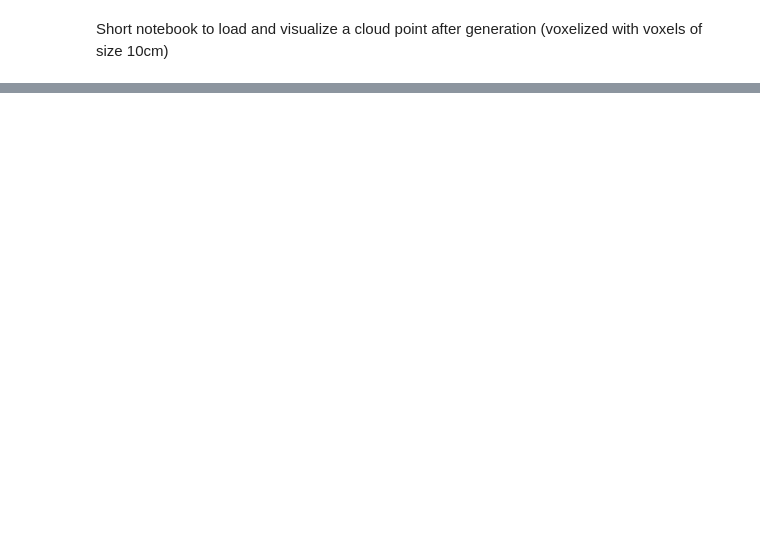
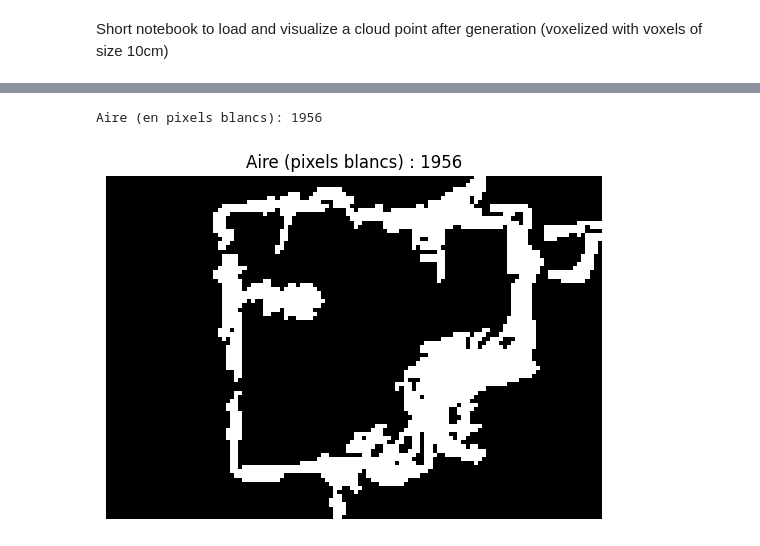
Before and after one commit to mbathe/projet_fil_rouge, a Jupyter notebook: notebooks/visualisation.ipynb, the cells around one changed output, grey strips where cells are left out. Saved outputs shown, nothing was run; the diff lists cells and outputs as text; code cells hidden in the pictures; blank space fills up the shorter version.

```diff
--- a/notebooks/visualisation.ipynb
+++ b/notebooks/visualisation.ipynb
@@ -13,0 +58,34 @@ point_cloud_visu(pts_vox, cols_vox)
+# %%
+# Remplace 'image_cartographie.png' par le chemin de ton image
+_, binary = cv2.threshold(filtered_image, 127, 255, cv2.THRESH_BINARY)
+
+# === 2. Remplissage des trous internes ===
+# Inverser l’image
+inv = cv2.bitwise_not(binary)
+
+# Préparer le masque pour floodFill
+h, w = inv.shape
+mask = np.zeros((h + 2, w + 2), np.uint8)
+
+# Appliquer floodFill depuis le bord
+flood_filled = inv.copy()
+cv2.floodFill(flood_filled, mask, seedPoint=(0, 0), newVal=255)
+
+# Inverser pour retrouver les zones intérieures
+flood_filled_inv = cv2.bitwise_not(flood_filled)
+
+# Combiner avec l'image binaire originale
+filled_image = cv2.bitwise_or(binary, flood_filled_inv)
+
+# === 3. Calcul de l’aire ===
+area_pixels = cv2.countNonZero(filled_image)
+print("Aire (en pixels blancs):", area_pixels)
+
+# === 4. Affichage ===
+plt.imshow(filled_image, cmap='gray')
+plt.title(f"Aire (pixels blancs) : {area_pixels}")
+plt.axis('off')
+plt.show()
+# %% [output]
+Aire (en pixels blancs): 1956
+[figure, added]
```
Also changed, not shown: parts of 17 cells of this notebook, 5 other files.
